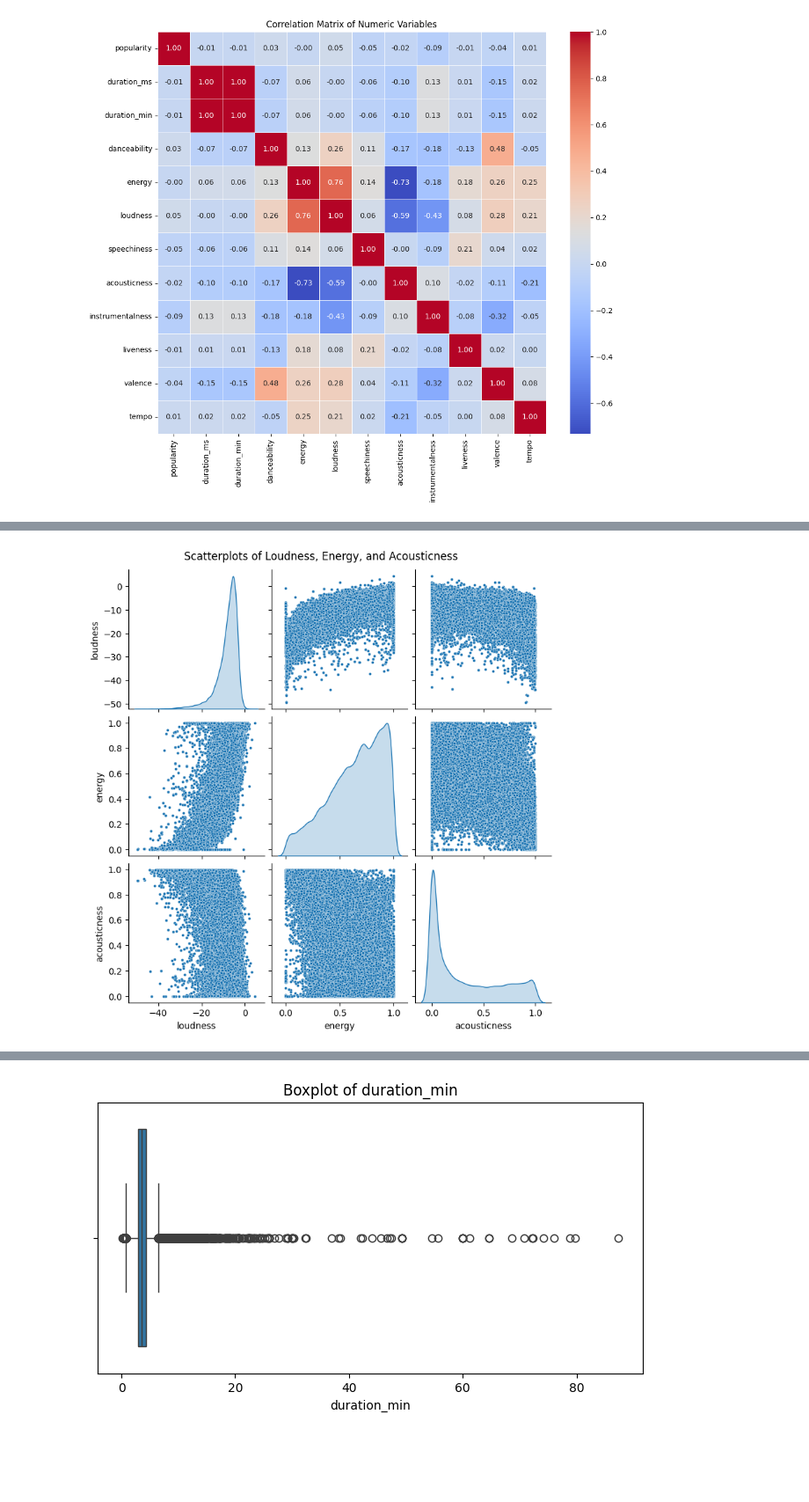
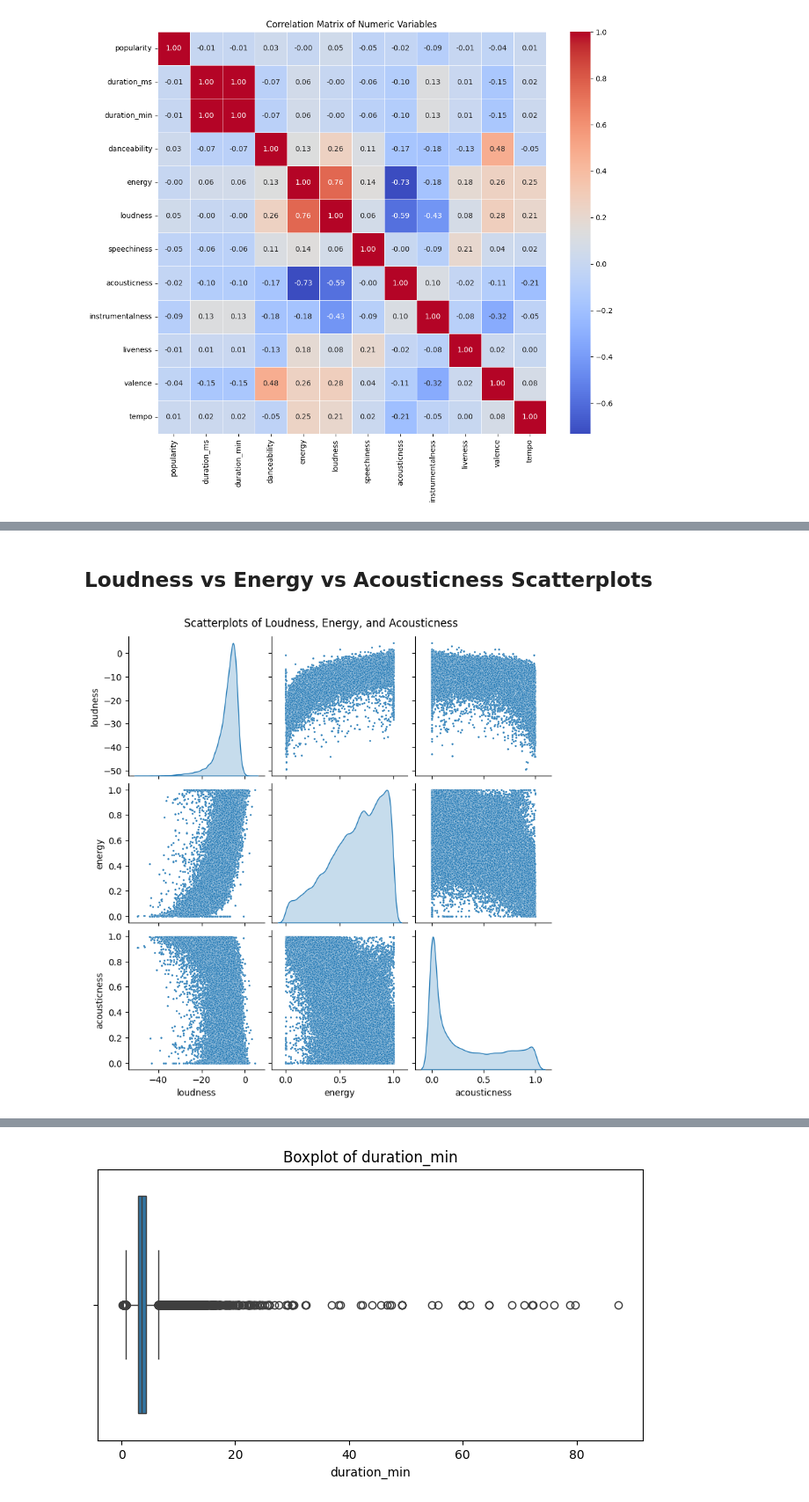
Before and after one commit to LoganMiller5505/DataSciProject, a Jupyter notebook: EDA.ipynb, the cells around one changed output, grey strips where cells are left out. Shown at 88% size. Cells and saved outputs as stored; diff of their text form; code cells hidden in the pictures; blank space fills up the shorter version.

```diff
--- a/EDA.ipynb
+++ b/EDA.ipynb
@@ -310,7 +351,8 @@ Loudness vs Energy vs Acousticness (these three were most strongly correlated wi
+# %% [markdown]
+## Loudness vs Energy vs Acousticness Scatterplots
 # %%
-# Scatterplot of loudness vs energy, energy vs acousticness, and acousticness vs loudness (shrink the size of the points)
-sns.pairplot(df, vars=['loudness', 'energy', 'acousticness'], plot_kws={'s': 10}, diag_kind='kde')
+sns.pairplot(df, vars=['loudness', 'energy', 'acousticness'], plot_kws={'s': 5}, diag_kind='kde')
 plt.suptitle("Scatterplots of Loudness, Energy, and Acousticness", y=1.02)
 plt.show()
 # %% [output]
-[figure, old version]
+[figure, new version]
```
Also changed, not shown: parts of 44 cells of this notebook.
